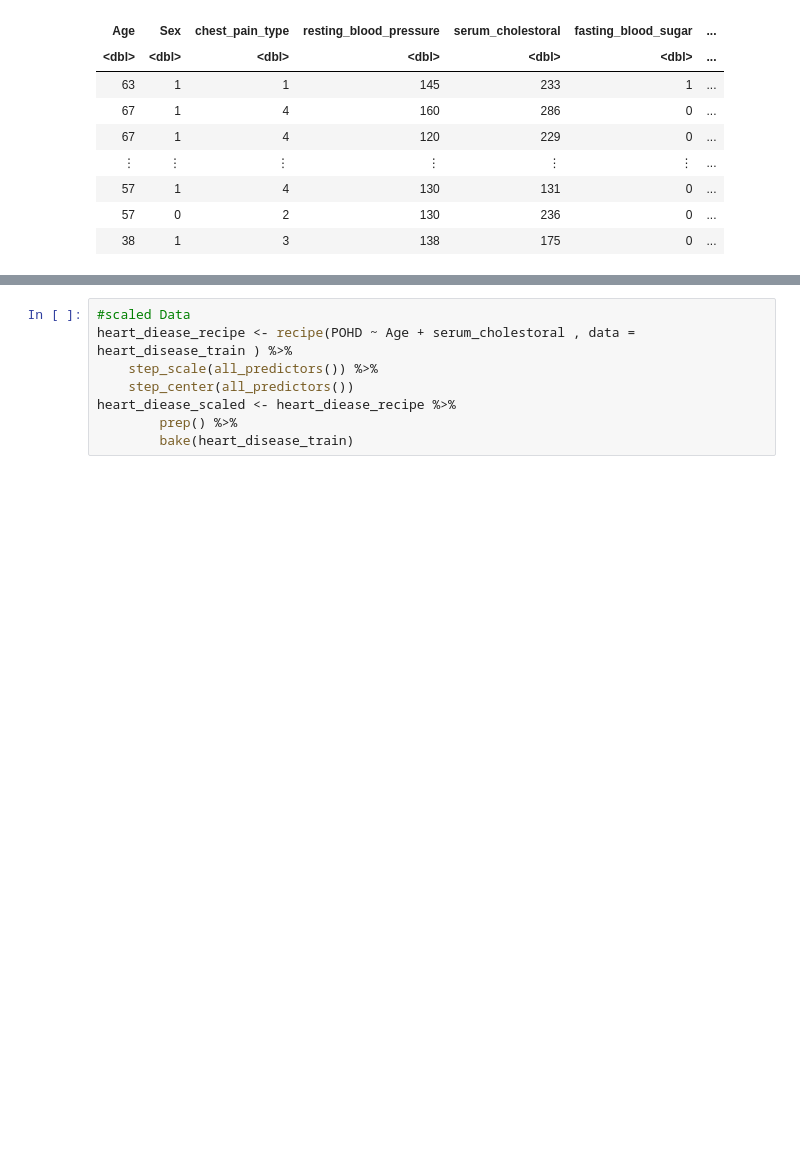
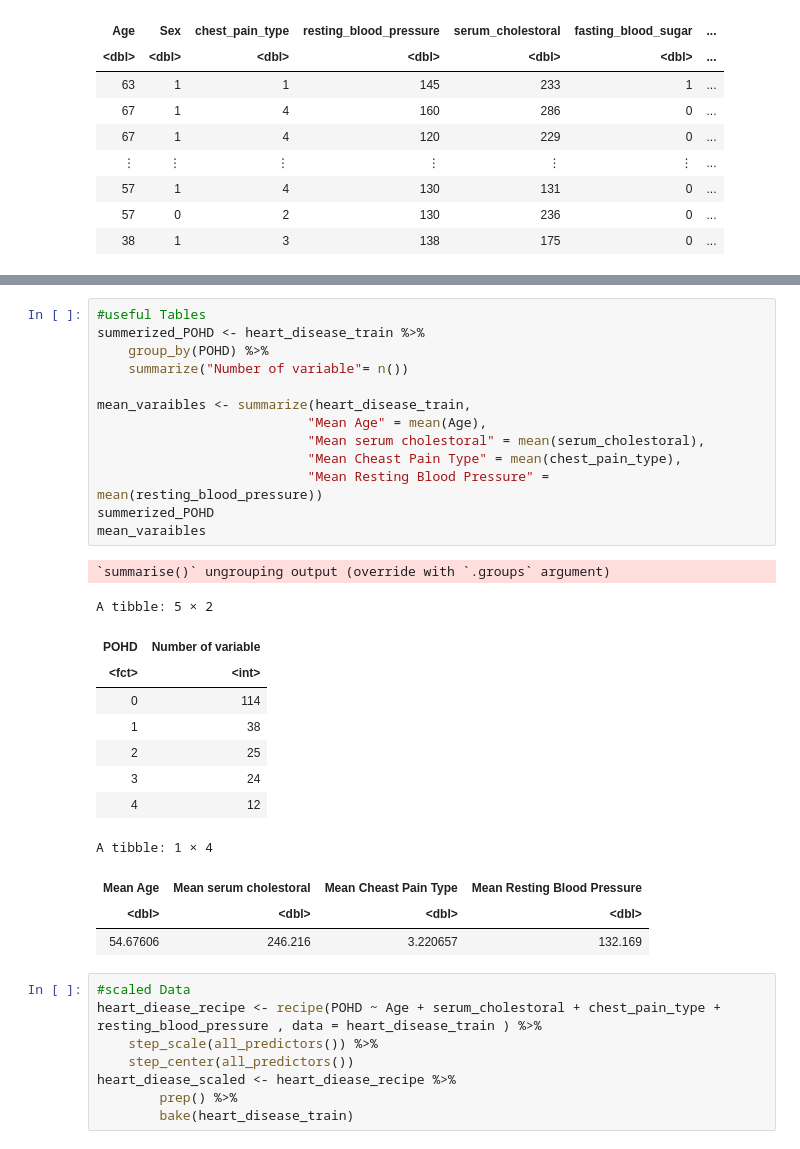
Before and after one commit to JahnaviChen/Heart-Disease, a Jupyter notebook: Heart Disease.ipynb, the cells around one changed output, grey strips where cells are left out. Drawn from its saved outputs; the diff is of its cells as text; blank space fills up the shorter version.

```diff
--- a/Heart Disease.ipynb
+++ b/Heart Disease.ipynb
@@ -111,6 +111,33 @@ A tibble: 90 × 4
+# %%
+#useful Tables
+summerized_POHD <- heart_disease_train %>%
+    group_by(POHD) %>%
+    summarize("Number of variable"= n())
+
+mean_varaibles <- summarize(heart_disease_train,
+                           "Mean Age" = mean(Age),
+                           "Mean serum cholestoral" = mean(serum_cholestoral),
+                           "Mean Cheast Pain Type" = mean(chest_pain_type),
+                           "Mean Resting Blood Pressure" = mean(resting_blood_pressure))
+summerized_POHD
+mean_varaibles
+# %% [output]
+`summarise()` ungrouping output (override with `.groups` argument)
+A tibble: 5 × 2
+| POHD | Number of variable |
+| <fct> | <int> |
+| 0 | 114 |
+| 1 | 38 |
+| 2 | 25 |
+| 3 | 24 |
+| 4 | 12 |
+A tibble: 1 × 4
+| Mean Age | Mean serum cholestoral | Mean Cheast Pain Type | Mean Resting Blood Pressure |
+| <dbl> | <dbl> | <dbl> | <dbl> |
+| 54.67606 | 246.216 | 3.220657 | 132.169 |
 # %%
 #scaled Data
-heart_diease_recipe <- recipe(POHD ~ Age + serum_cholestoral , data = heart_disease_train ) %>%
+heart_diease_recipe <- recipe(POHD ~ Age + serum_cholestoral + chest_pain_type + resting_blood_pressure , data = heart_disease_train ) %>%
     step_scale(all_predictors()) %>%
     step_center(all_predictors())
 heart_diease_scaled <- heart_diease_recipe %>%
```
Also changed, not shown: parts of 5 cells of this notebook.
